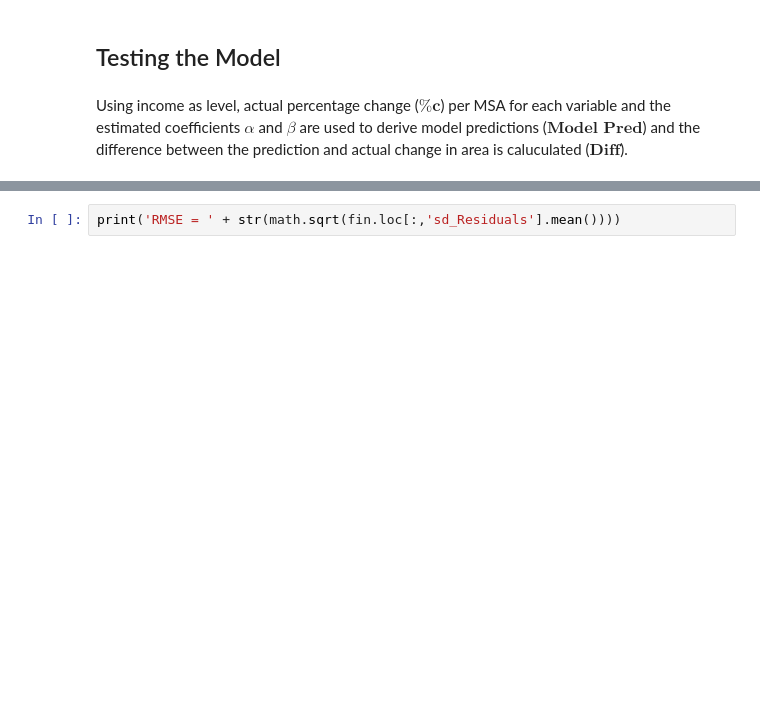
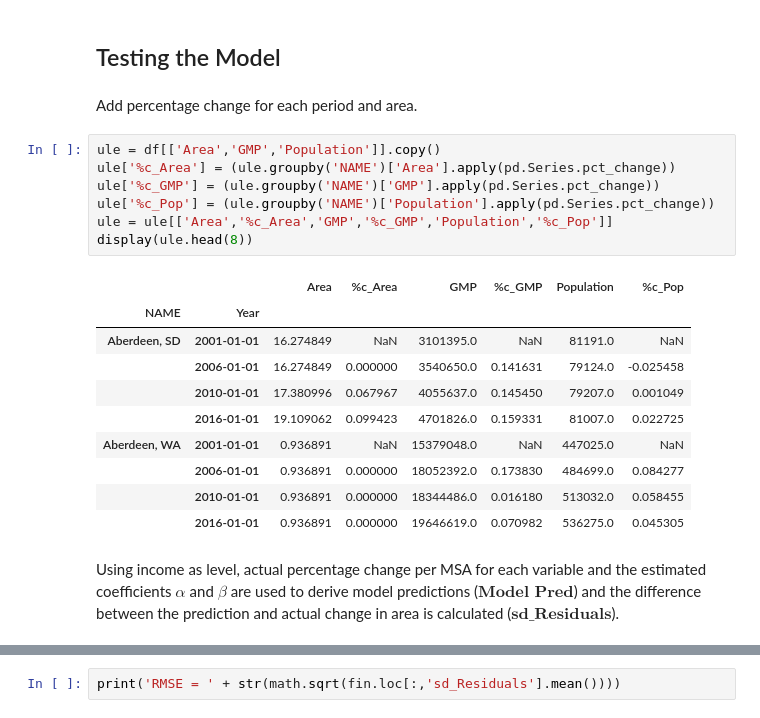
Before and after one commit to stevenhall70/ULE, a Jupyter notebook: Panel Regression-checkpoint.ipynb, the cells around one changed output, grey strips where cells are left out. Drawn from its saved outputs; the diff is of its cells as text; blank space fills up the shorter version.

```diff
--- a/Panel Regression-checkpoint.ipynb
+++ b/Panel Regression-checkpoint.ipynb
@@ -75,6 +75,26 @@ Included effects: Entity
 id: 0x166e6ca4fa0
 # %% [markdown]
 ## Testing the Model
+# %% [markdown]
+Add percentage change for each period and area.
+# %%
+ule = df[['Area','GMP','Population']].copy()
+ule['%c_Area'] = (ule.groupby('NAME')['Area'].apply(pd.Series.pct_change))
+ule['%c_GMP'] = (ule.groupby('NAME')['GMP'].apply(pd.Series.pct_change))
+ule['%c_Pop'] = (ule.groupby('NAME')['Population'].apply(pd.Series.pct_change))
+ule = ule[['Area','%c_Area','GMP','%c_GMP','Population','%c_Pop']]
+display(ule.head(8))
+# %% [output]
+|  |  | Area | %c_Area | GMP | %c_GMP | Population | %c_Pop |
+| NAME | Year |  |  |  |  |  |  |
+| Aberdeen, SD | 2001-01-01 | 16.274849 | NaN | 3101395.0 | NaN | 81191.0 | NaN |
+|  | 2006-01-01 | 16.274849 | 0.000000 | 3540650.0 | 0.141631 | 79124.0 | -0.025458 |
+|  | 2010-01-01 | 17.380996 | 0.067967 | 4055637.0 | 0.145450 | 79207.0 | 0.001049 |
+|  | 2016-01-01 | 19.109062 | 0.099423 | 4701826.0 | 0.159331 | 81007.0 | 0.022725 |
+| Aberdeen, WA | 2001-01-01 | 0.936891 | NaN | 15379048.0 | NaN | 447025.0 | NaN |
+|  | 2006-01-01 | 0.936891 | 0.000000 | 18052392.0 | 0.173830 | 484699.0 | 0.084277 |
+|  | 2010-01-01 | 0.936891 | 0.000000 | 18344486.0 | 0.016180 | 513032.0 | 0.058455 |
+|  | 2016-01-01 | 0.936891 | 0.000000 | 19646619.0 | 0.070982 | 536275.0 | 0.045305 |
 # %% [markdown]
-Using income as level, actual percentage change ($\textbf{%c}$) per MSA for each variable and the estimated coefficients $\alpha$ and $\beta$ are used to derive model predictions ($\textbf{Model Pred}$) and the difference between the prediction and actual change in area is caluculated ($\textbf{Diff}$).
+Using income as level, actual percentage change per MSA for each variable and the estimated coefficients $\alpha$ and $\beta$ are used to derive model predictions ($\textbf{Model Pred}$) and the difference between the prediction and actual change in area is calculated ($\textbf{sd_Residuals}$).
 # %%
```
Also changed, not shown: parts of 1 cell of this notebook.
